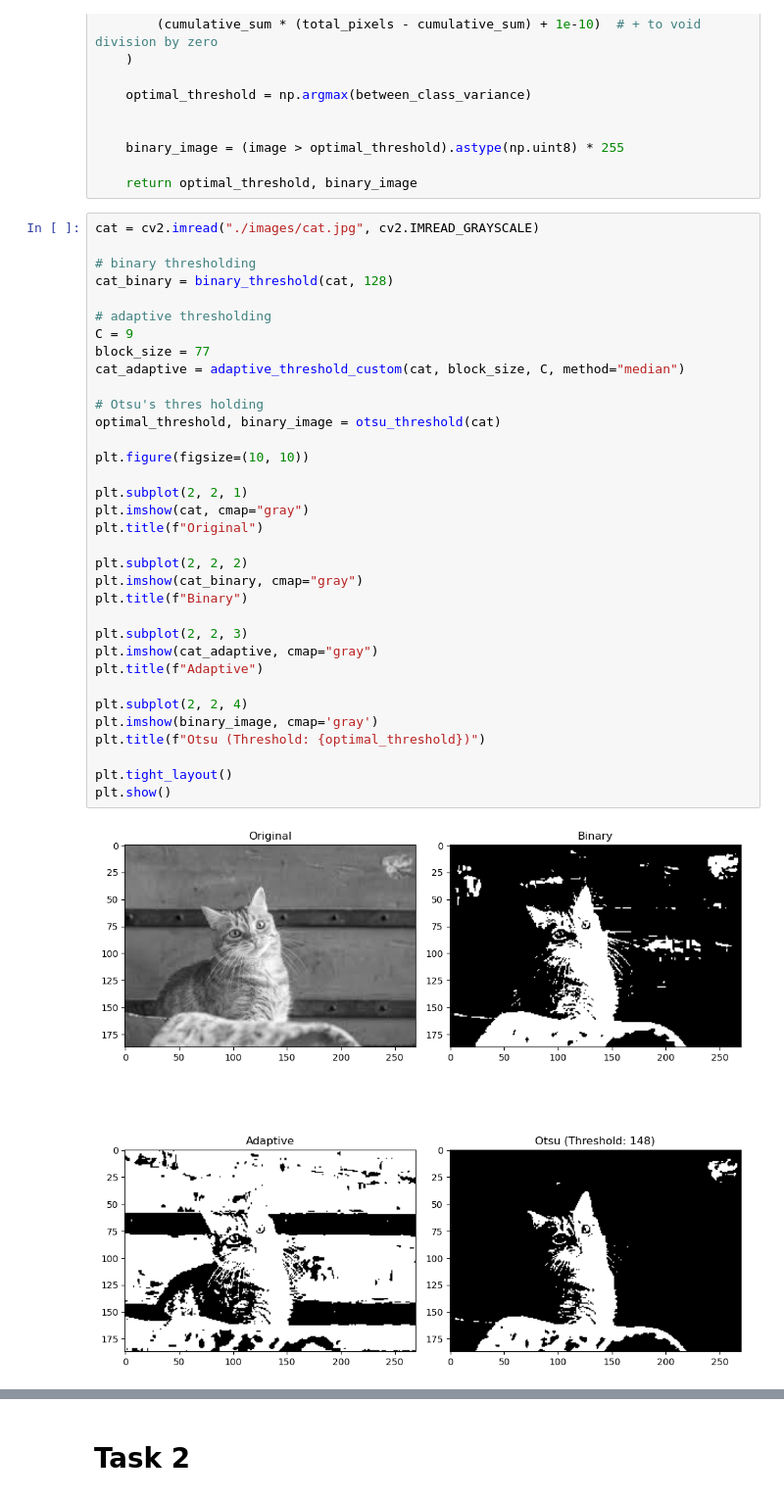
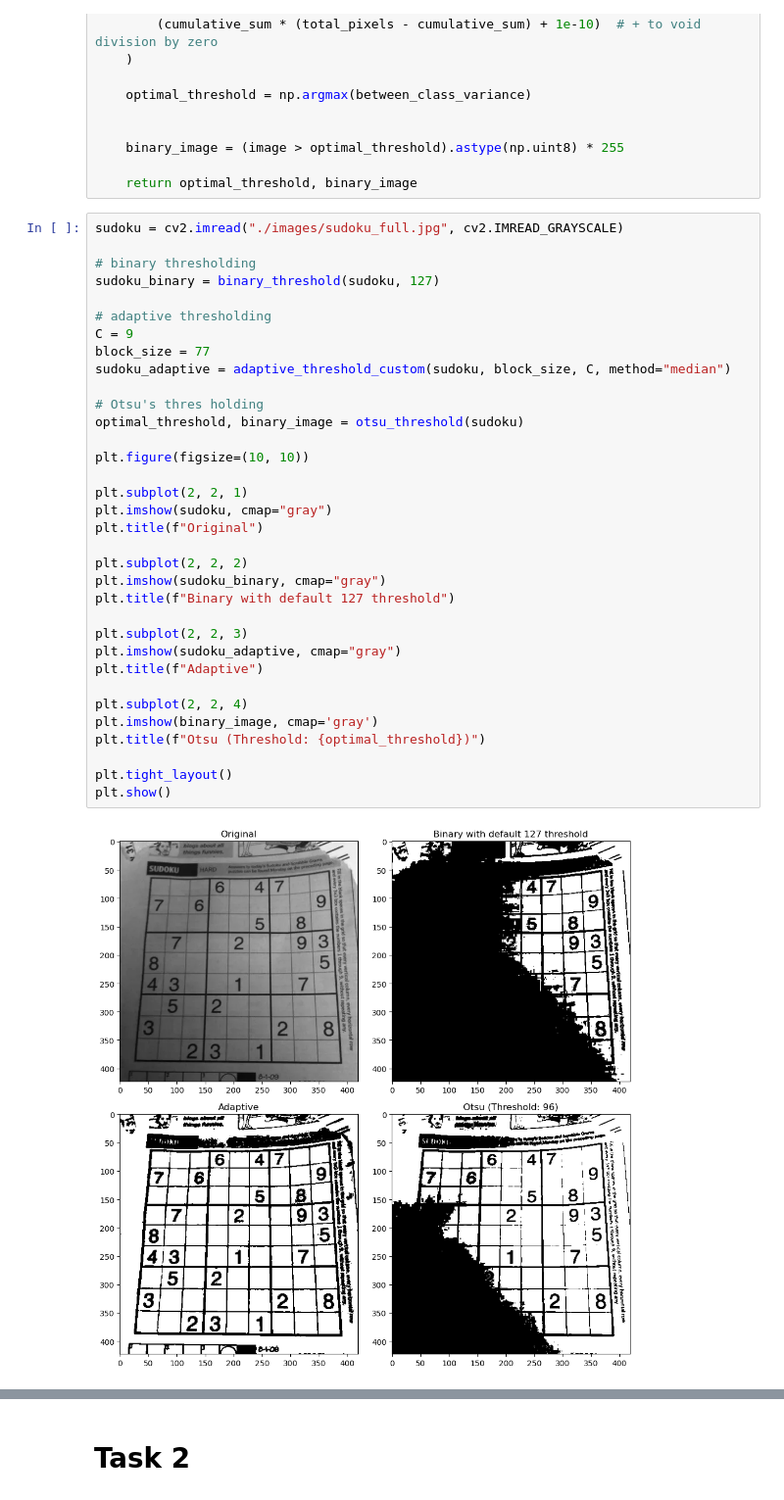
Before and after one commit to CS7-404-DIP-M24/a4-ajit-srikanth, a Jupyter notebook: main.ipynb, the cells around one changed output, grey strips where cells are left out. Shown at 98% size. Drawn from its saved outputs; the diff is of its cells as text.

```diff
--- a/main.ipynb
+++ b/main.ipynb
@@ -51,38 +51,38 @@ def otsu_threshold(image):
 
     return optimal_threshold, binary_image
 # %%
-cat = cv2.imread("./images/cat.jpg", cv2.IMREAD_GRAYSCALE)
+sudoku = cv2.imread("./images/sudoku_full.jpg", cv2.IMREAD_GRAYSCALE)
 
 # binary thresholding
-cat_binary = binary_threshold(cat, 128)
+sudoku_binary = binary_threshold(sudoku, 127)
 
 # adaptive thresholding
 C = 9
 block_size = 77
-cat_adaptive = adaptive_threshold_custom(cat, block_size, C, method="median")
+sudoku_adaptive = adaptive_threshold_custom(sudoku, block_size, C, method="median")
 
 # Otsu's thres holding
-optimal_threshold, binary_image = otsu_threshold(cat)
+optimal_threshold, binary_image = otsu_threshold(sudoku)
 
 plt.figure(figsize=(10, 10))
 
 plt.subplot(2, 2, 1)
-plt.imshow(cat, cmap="gray")
+plt.imshow(sudoku, cmap="gray")
 plt.title(f"Original")
 
 plt.subplot(2, 2, 2)
-plt.imshow(cat_binary, cmap="gray")
-plt.title(f"Binary")
+plt.imshow(sudoku_binary, cmap="gray")
+plt.title(f"Binary with default 127 threshold")
 
 plt.subplot(2, 2, 3)
-plt.imshow(cat_adaptive, cmap="gray")
+plt.imshow(sudoku_adaptive, cmap="gray")
 plt.title(f"Adaptive")
 
 plt.subplot(2, 2, 4)
 plt.imshow(binary_image, cmap='gray')
 plt.title(f"Otsu (Threshold: {optimal_threshold})")
 
 plt.tight_layout()
 plt.show()
 # %% [output]
-[figure, old version]
+[figure, new version]
```
Also changed, not shown: parts of 1 cell of this notebook, 3 other files.
